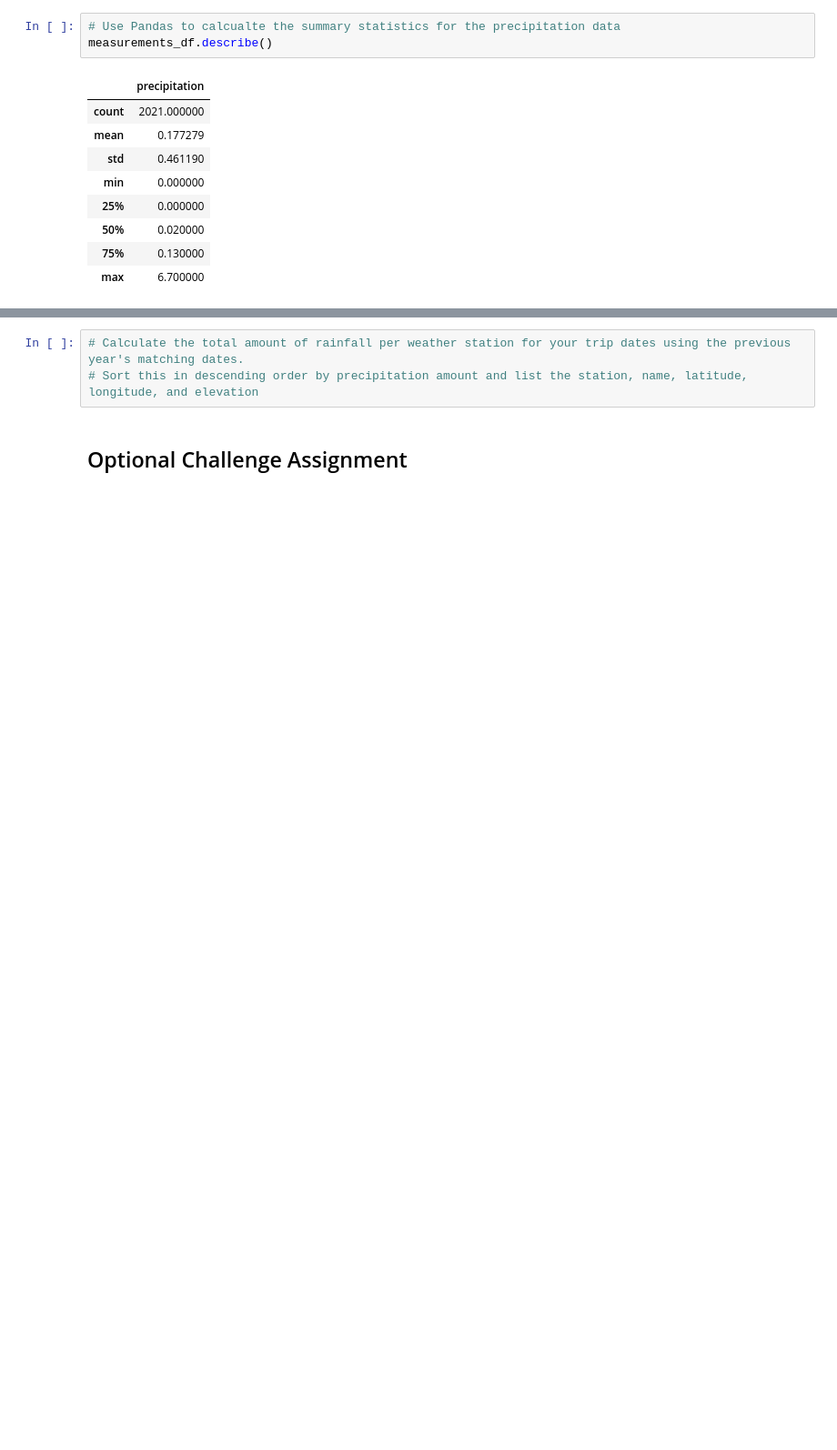
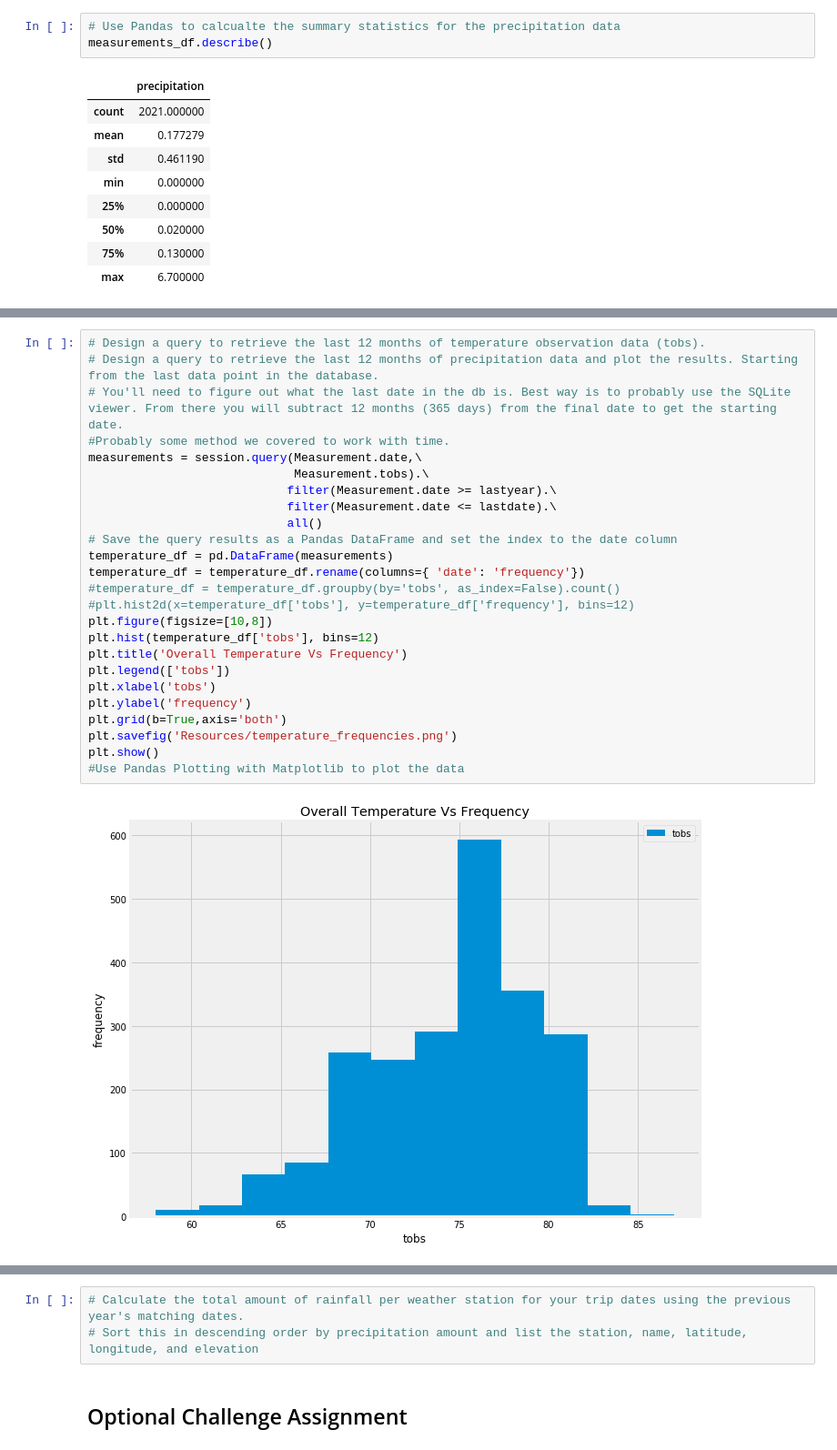
Before and after one commit to ferozumair786/Data-Storage-and-Retreival, a Jupyter notebook: climate_starter.ipynb, the cells around one changed output, grey strips where cells are left out. Shown at 91% size. Saved outputs shown, nothing was run; the diff lists cells and outputs as text; blank space fills up the shorter version.

Commit message:
halfway there!

```diff
--- a/climate_starter.ipynb
+++ b/climate_starter.ipynb
@@ -118,0 +167,27 @@ measurements_df.describe()
+# %%
+# Design a query to retrieve the last 12 months of temperature observation data (tobs).
+# Design a query to retrieve the last 12 months of precipitation data and plot the results. Starting from the last data point in the database.
+# You'll need to figure out what the last date in the db is. Best way is to probably use the SQLite viewer. From there you will subtract 12 months (365 days) from the final date to get the starting date.
+#Probably some method we covered to work with time.
+measurements = session.query(Measurement.date,\
+                             Measurement.tobs).\
+                            filter(Measurement.date >= lastyear).\
+                            filter(Measurement.date <= lastdate).\
+                            all()
+# Save the query results as a Pandas DataFrame and set the index to the date column
+temperature_df = pd.DataFrame(measurements)
+temperature_df = temperature_df.rename(columns={ 'date': 'frequency'})
+#temperature_df = temperature_df.groupby(by='tobs', as_index=False).count()
+#plt.hist2d(x=temperature_df['tobs'], y=temperature_df['frequency'], bins=12)
+plt.figure(figsize=[10,8])
+plt.hist(temperature_df['tobs'], bins=12)
+plt.title('Overall Temperature Vs Frequency')
+plt.legend(['tobs'])
+plt.xlabel('tobs')
+plt.ylabel('frequency')
+plt.grid(b=True,axis='both')
+plt.savefig('Resources/temperature_frequencies.png')
+plt.show()
+#Use Pandas Plotting with Matplotlib to plot the data
+# %% [output]
+[figure, added]
```
Also changed, not shown: parts of 14 cells of this notebook, 3 other files.
